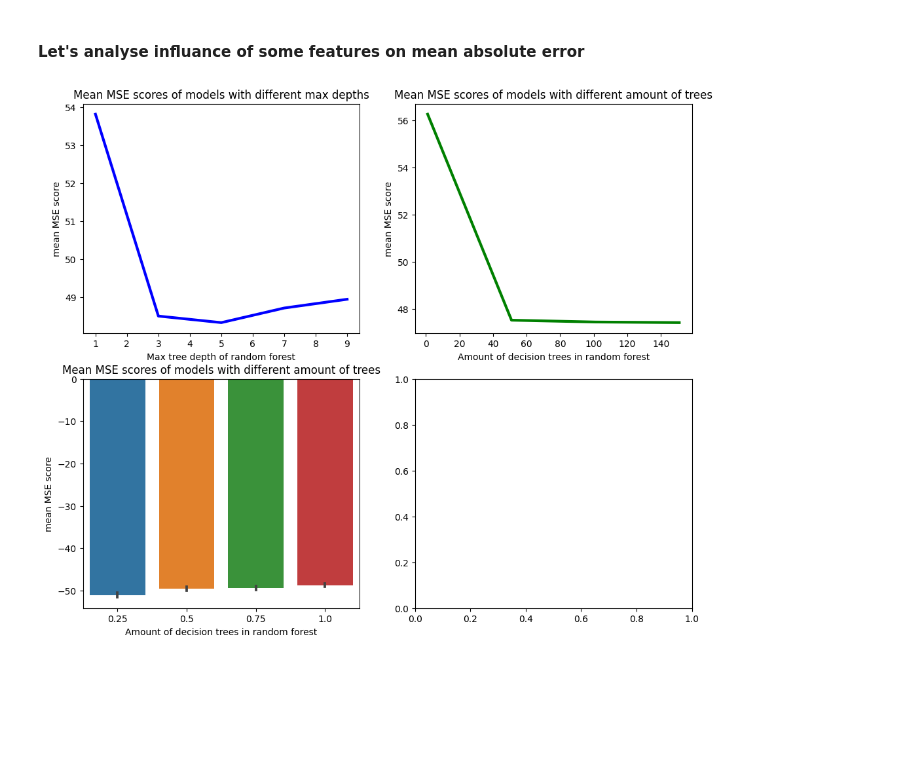
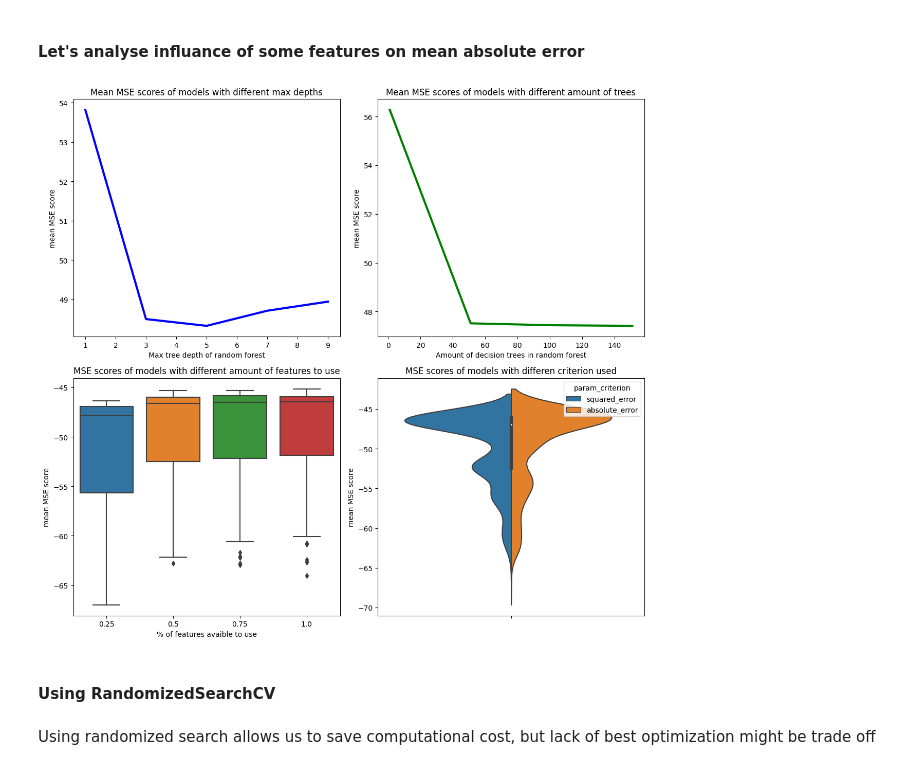
Before and after one commit to jxqbbb/selfmade_cheat_sheets, a Jupyter notebook: random_forest.ipynb, the cells around one changed output. Cells and saved outputs as stored; diff of their text form; code cells hidden in the pictures; blank space fills up the shorter version.

Commit message:
added random search

```diff
--- a/random_forest.ipynb
+++ b/random_forest.ipynb
@@ -168,26 +168,36 @@ mae_max_depth = -param_data.groupby("param_max_depth")["mean_test_neg_mean_absol
 mae_trees_in_forest = -param_data.groupby("param_n_estimators")["mean_test_neg_mean_absolute_error"].mean()
 mae_max_features = param_data.groupby("param_max_features")["mean_test_neg_mean_absolute_error"].groups
 # %%
-fig, ax = plt.subplots(2,2,figsize=(12,10))
+fig, ax = plt.subplots(2,2,figsize=(12,11))
 
 sns.lineplot(mae_max_depth,ax=ax[0,0],linewidth=3,color="b")
 ax[0,0].set_xlabel("Max tree depth of random forest")
 ax[0,0].set_ylabel("mean MSE score")
 ax[0,0].title.set_text("Mean MSE scores of models with different max depths")
 
 sns.lineplot(mae_trees_in_forest,ax=ax[0,1],linewidth=3,color="g")
 ax[0,1].set_xlabel("Amount of decision trees in random forest")
 ax[0,1].set_ylabel("mean MSE score")
 ax[0,1].title.set_text("Mean MSE scores of models with different amount of trees")
 
-sns.barplot(data=param_data,y="mean_test_neg_mean_absolute_error",x="param_max_features",ax=ax[1,0])
-ax[1,0].set_xlabel("Amount of decision trees in random forest")
+sns.boxplot(data=param_data,y="mean_test_neg_mean_absolute_error",x="param_max_features",ax=ax[1,0])
+ax[1,0].set_xlabel("% of features avaible to use")
 ax[1,0].set_ylabel("mean MSE score")
-ax[1,0].title.set_text("Mean MSE scores of models with different amount of trees")
+ax[1,0].title.set_text("MSE scores of models with different amount of features to use")
 
 
+param_data["no_split"] = ""
+sns.violinplot(data=param_data,y="mean_test_neg_mean_absolute_error",x="no_split",hue="param_criterion",ax=ax[1,1],split=True)
+ax[1,1].set_ylabel("mean MSE score")
+ax[1,1].set_xlabel("")
+ax[1,1].title.set_text("MSE scores of models with differen criterion used")
 
 
+plt.tight_layout()
 plt.show()
 # %% [output]
-[figure, old version]
+[figure, new version]
+# %% [markdown]
+#### Using RandomizedSearchCV
+# %% [markdown]
+Using randomized search allows us to save computational cost, but lack of best optimization might be trade off
```
Also changed, not shown: parts of 14 cells of this notebook.
